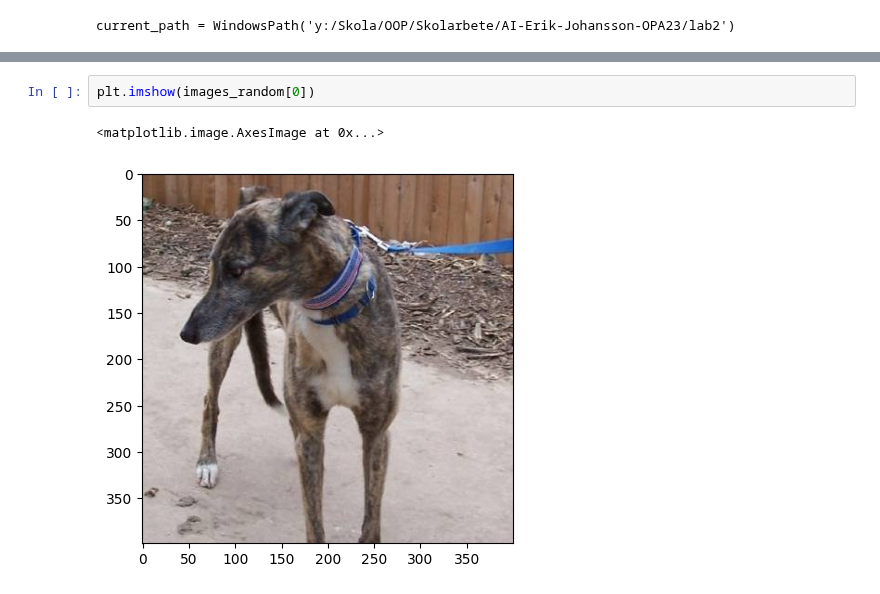
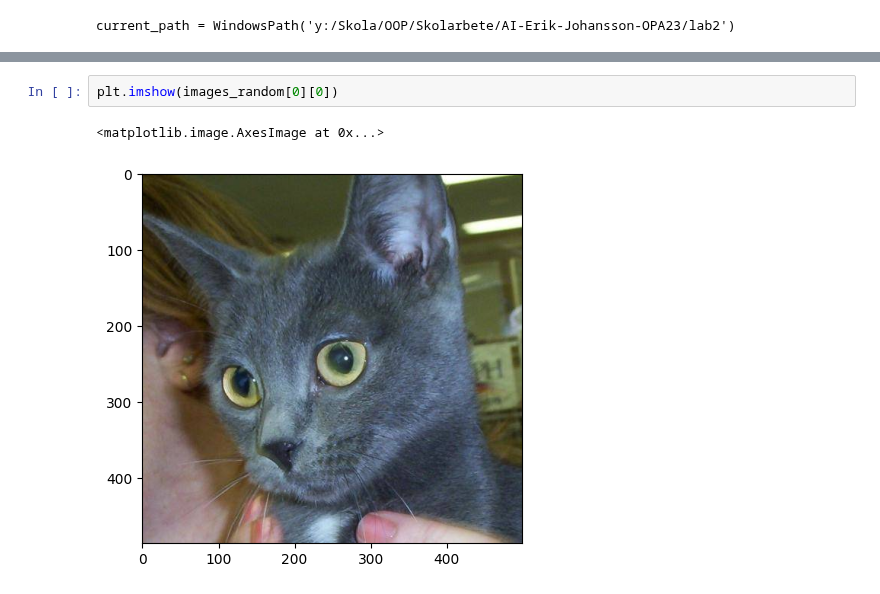
Before and after one commit to LordOfTurtles/AI-Erik-Johansson-OPA23, a Jupyter notebook: lab2/lab.ipynb, the cells around one changed output, grey strips where cells are left out. Saved outputs shown, nothing was run; the diff lists cells and outputs as text.

```diff
--- a/lab2/lab.ipynb
+++ b/lab2/lab.ipynb
@@ -46,8 +26,8 @@ images_random
 # %%
-plt.imshow(images_random[0])
+plt.imshow(images_random[0][0])
 # %% [output]
 <matplotlib.image.AxesImage at 0x...>
-[figure, old version]
+[figure, new version]
 # %%
 import matplotlib.pyplot as plt
 
```
Also changed, not shown: parts of 4 cells of this notebook.
